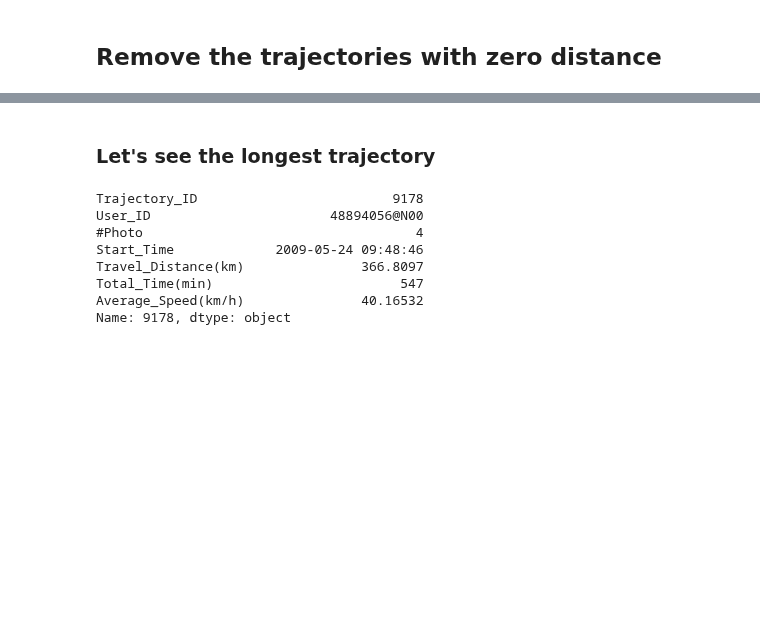
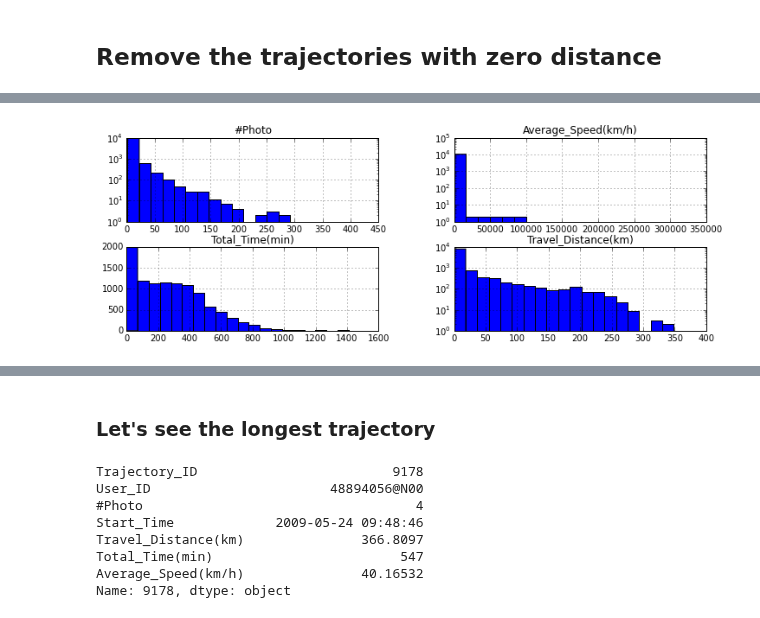
Before and after one commit to chengsoonong/digbeta, a Jupyter notebook: tour/flickr_photos/flickr_analysis.ipynb, the cells around one changed output, grey strips where cells are left out. Saved outputs shown, nothing was run; the diff lists cells and outputs as text; code cells hidden in the pictures; blank space fills up the shorter version.

```diff
--- a/tour/flickr_analysis.ipynb
+++ b/tour/flickr_photos/flickr_analysis.ipynb
@@ -102,0 +156,9 @@ traj_stats3.head()
+# %%
+# plot the distribution of speed
+ax3 = traj_stats3.hist(column=['Total_Time(min)', '#Photo', 'Travel_Distance(km)', 'Average_Speed(km/h)'],
+                       figsize=[12,4], bins=20)
+ax3[0][0].set_yscale('log')
+ax3[0][1].set_yscale('log')
+ax3[1][1].set_yscale('log')
+# %% [output]
+[figure, added]
```
Also changed, not shown: parts of 17 cells of this notebook.
